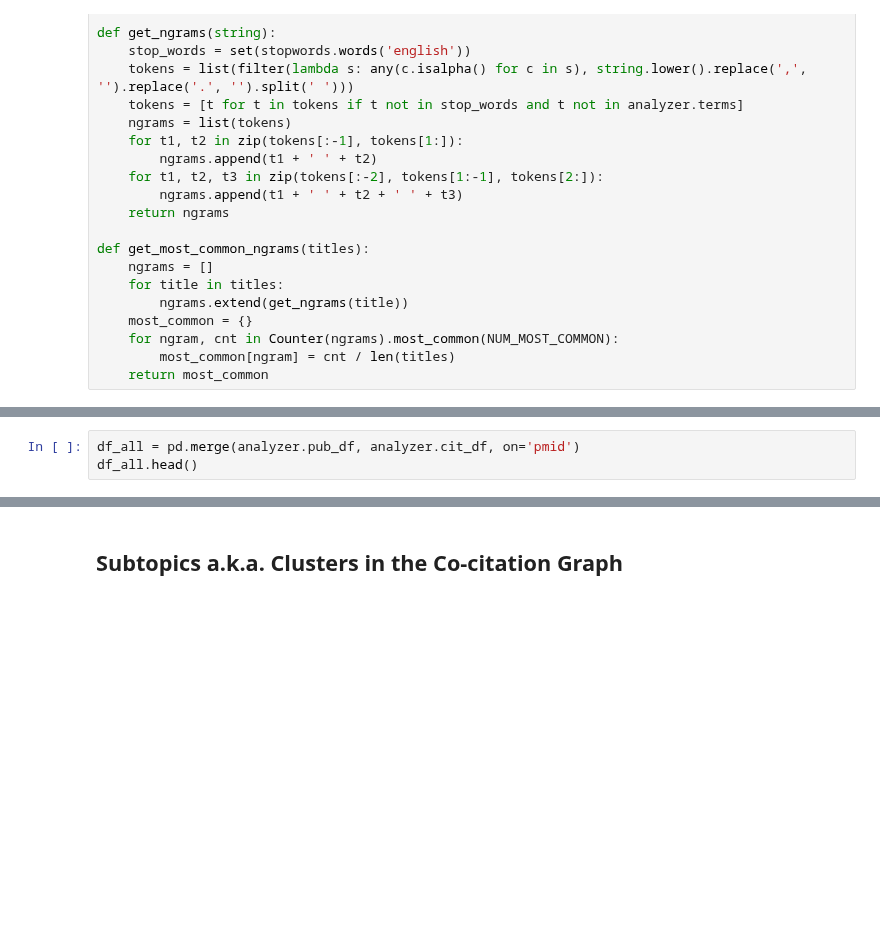
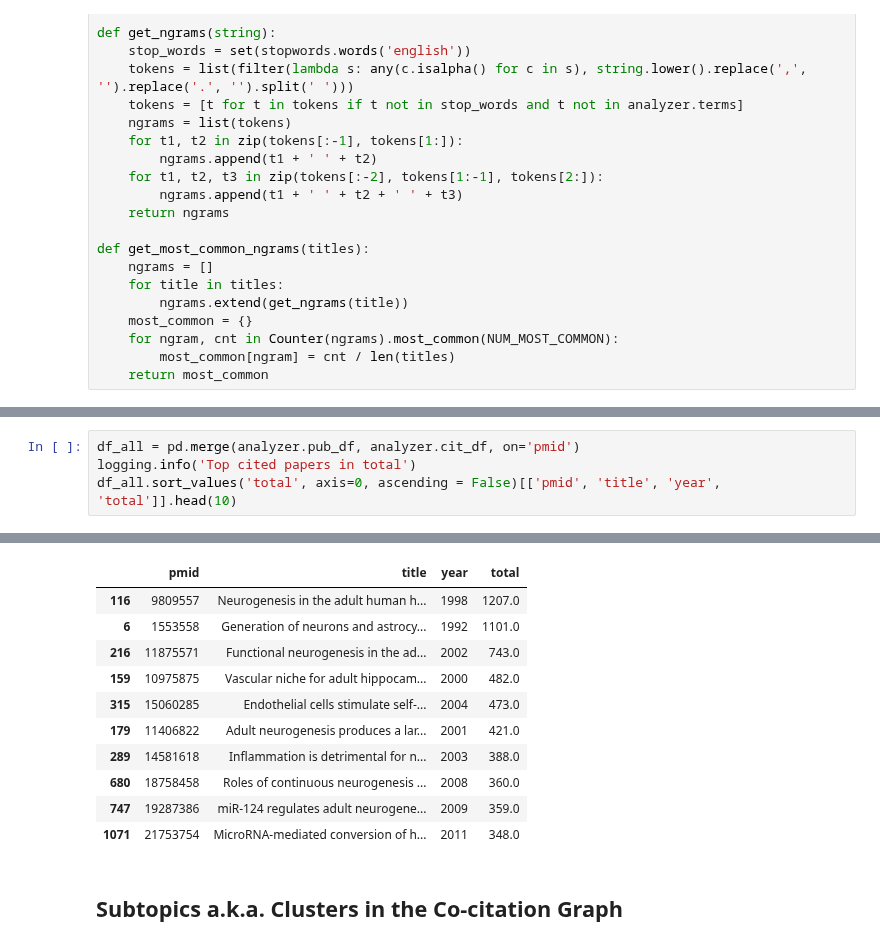
Before and after one commit to JetBrains-Research/pubtrends, a Jupyter notebook: models/key_papers.ipynb, the cells around one changed output, grey strips where cells are left out. Saved outputs shown, nothing was run; the diff lists cells and outputs as text; blank space fills up the shorter version.

```diff
--- a/models/key_papers.ipynb
+++ b/models/key_papers.ipynb
@@ -351,3 +363,5 @@ analyzer.cit_df.head()
 # %%
 df_all = pd.merge(analyzer.pub_df, analyzer.cit_df, on='pmid')
-df_all.head()
+logging.info('Top cited papers in total')
+df_all.sort_values('total', axis=0, ascending = False)[['pmid', 'title', 'year', 'total']].head(10)
+# %% [output]
@@ -354,3 +369,14 @@ df_all.head()
+|  | pmid | title | year | total |
+| 116 | 9809557 | Neurogenesis in the adult human h... | 1998 | 1207.0 |
+| 6 | 1553558 | Generation of neurons and astrocy... | 1992 | 1101.0 |
+| 216 | 11875571 | Functional neurogenesis in the ad... | 2002 | 743.0 |
+| 159 | 10975875 | Vascular niche for adult hippocam... | 2000 | 482.0 |
+| 315 | 15060285 | Endothelial cells stimulate self-... | 2004 | 473.0 |
+| 179 | 11406822 | Adult neurogenesis produces a lar... | 2001 | 421.0 |
+| 289 | 14581618 | Inflammation is detrimental for n... | 2003 | 388.0 |
+| 680 | 18758458 | Roles of continuous neurogenesis ... | 2008 | 360.0 |
+| 747 | 19287386 | miR-124 regulates adult neurogene... | 2009 | 359.0 |
+| 1071 | 21753754 | MicroRNA-mediated conversion of h... | 2011 | 348.0 |
 # %% [markdown]
 ## Subtopics a.k.a. Clusters in the Co-citation Graph
 # %%
```
Also changed, not shown: parts of 22 cells of this notebook.
